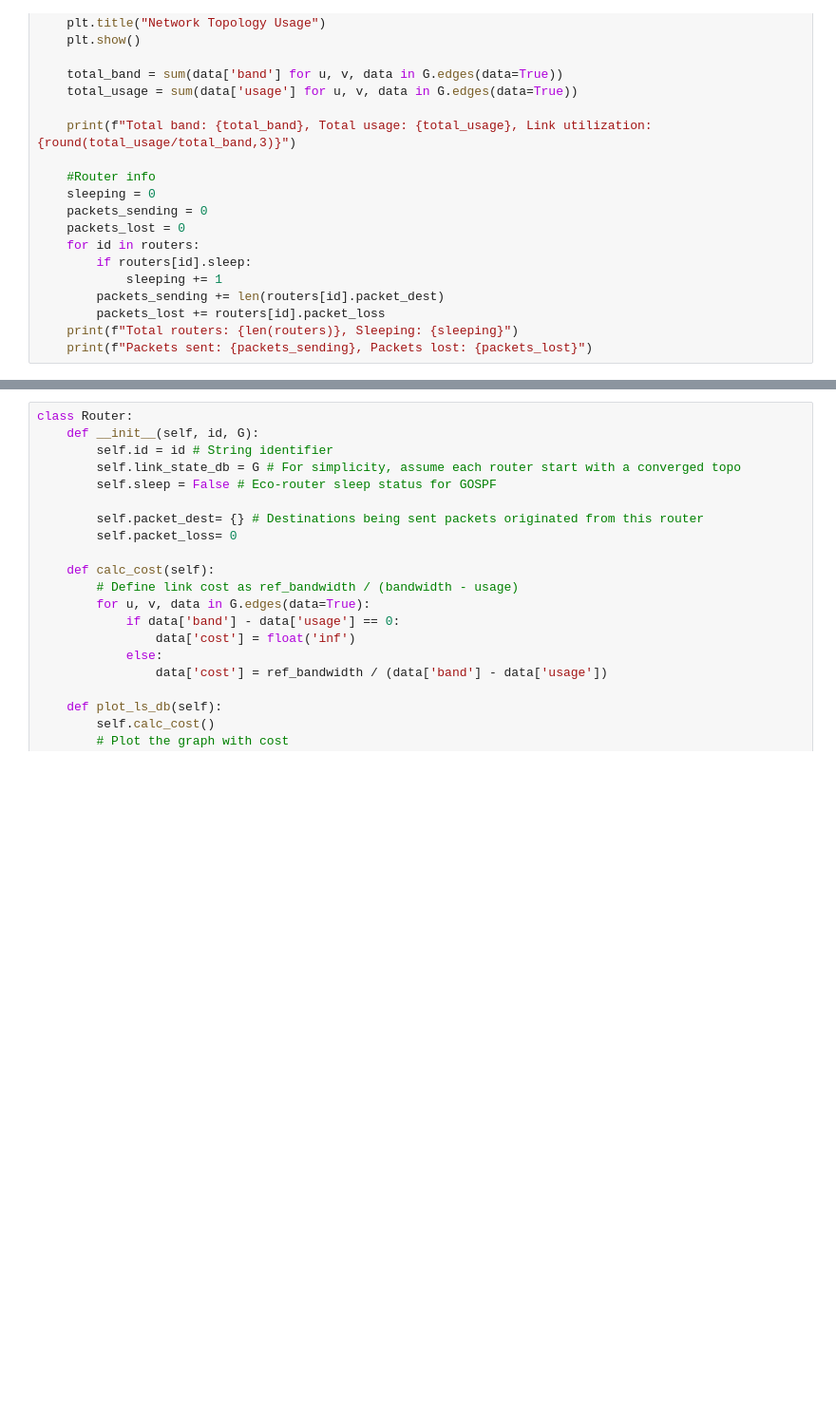
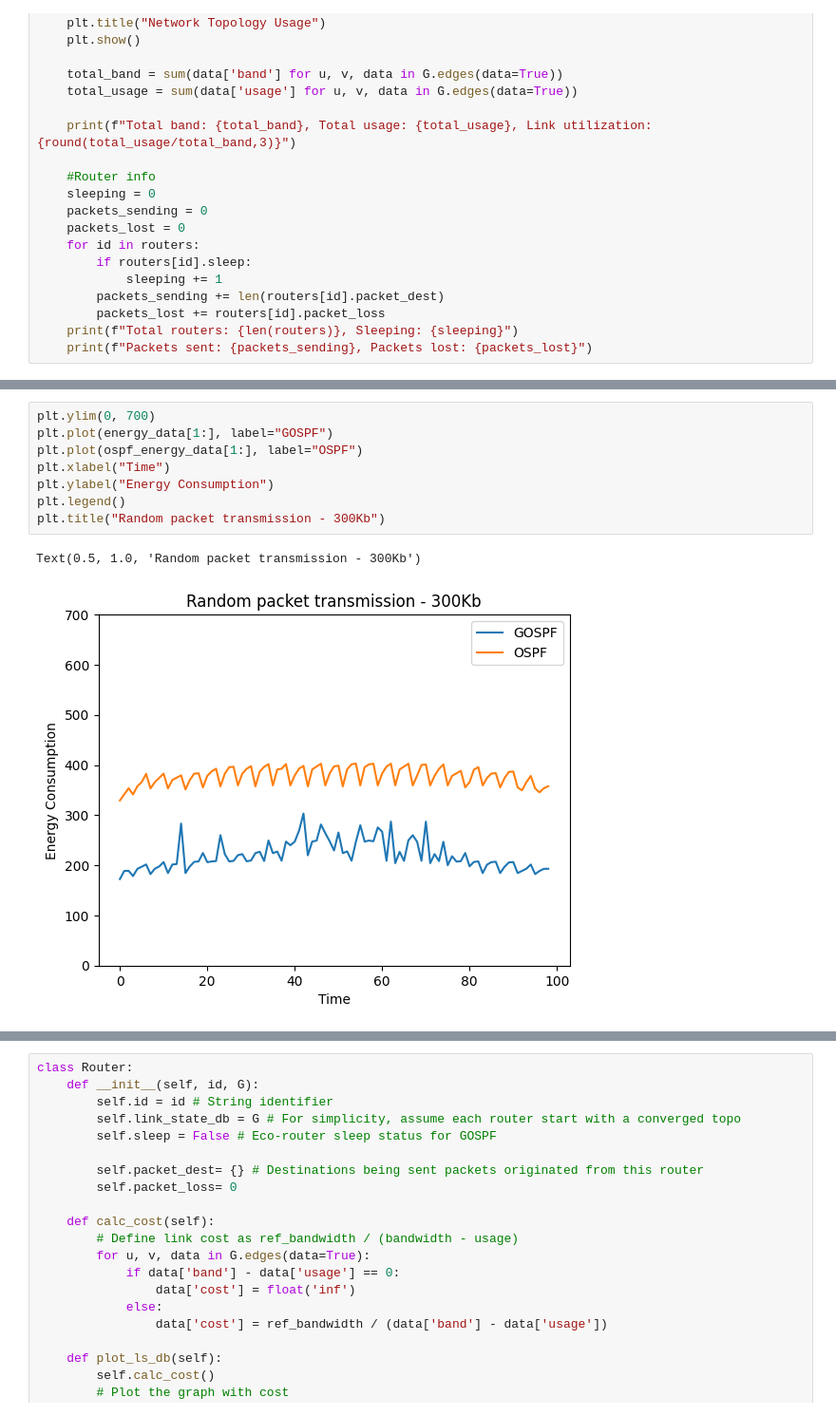
Before and after one commit to CyonixC/eco-networks, a Jupyter notebook: gospf.ipynb, the cells around one changed output, grey strips where cells are left out. Shown: that part at 95% size. Cells and saved outputs as stored; diff of their text form; blank space fills up the shorter version.

Commit message:
gospf

```diff
--- a/gospf.ipynb
+++ b/gospf.ipynb
@@ -402,0 +444,11 @@ test packet
+# %%
+plt.ylim(0, 700)
+plt.plot(energy_data[1:], label="GOSPF")
+plt.plot(ospf_energy_data[1:], label="OSPF")
+plt.xlabel("Time")
+plt.ylabel("Energy Consumption")
+plt.legend()
+plt.title("Random packet transmission - 300Kb")
+# %% [output]
+Text(0.5, 1.0, 'Random packet transmission - 300Kb')
+[figure, added]
```
Also changed, not shown: parts of 12 cells of this notebook, 7 other files.
